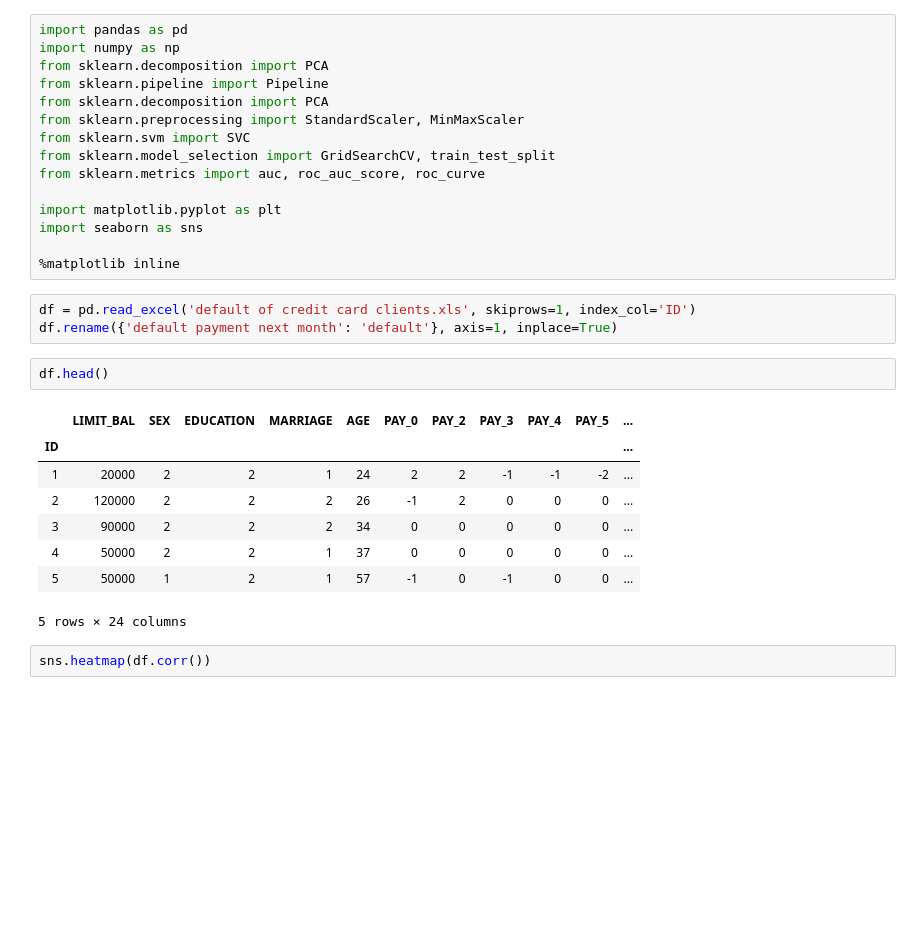
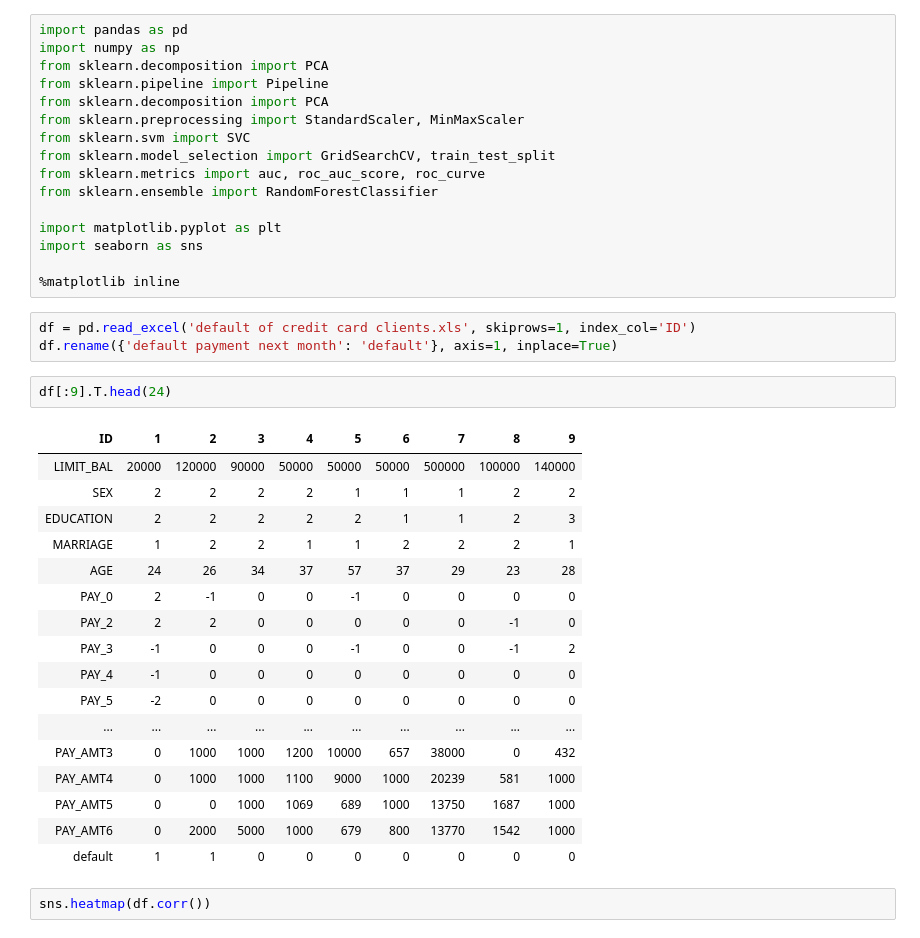
Before and after one commit to JoeSRead/Default-Detection, a Jupyter notebook: joe.ipynb, the cells around one changed output. Saved outputs shown, nothing was run; the diff lists cells and outputs as text; blank space fills up the shorter version.

```diff
--- a/joe.ipynb
+++ b/joe.ipynb
@@ -8,6 +8,7 @@ from sklearn.preprocessing import StandardScaler, MinMaxScaler
 from sklearn.svm import SVC
 from sklearn.model_selection import GridSearchCV, train_test_split
 from sklearn.metrics import auc, roc_auc_score, roc_curve
+from sklearn.ensemble import RandomForestClassifier
 
 import matplotlib.pyplot as plt
 import seaborn as sns
@@ -17,16 +18,25 @@ import seaborn as sns
 df = pd.read_excel('default of credit card clients.xls', skiprows=1, index_col='ID')
 df.rename({'default payment next month': 'default'}, axis=1, inplace=True)
 # %%
-df.head()
+df[:9].T.head(24)
 # %% [output]
-|  | LIMIT_BAL | SEX | EDUCATION | MARRIAGE | AGE | PAY_0 | PAY_2 | PAY_3 | PAY_4 | PAY_5 | ... |
-| ID |  |  |  |  |  |  |  |  |  |  | ... |
-| 1 | 20000 | 2 | 2 | 1 | 24 | 2 | 2 | -1 | -1 | -2 | ... |
-| 2 | 120000 | 2 | 2 | 2 | 26 | -1 | 2 | 0 | 0 | 0 | ... |
-| 3 | 90000 | 2 | 2 | 2 | 34 | 0 | 0 | 0 | 0 | 0 | ... |
-| 4 | 50000 | 2 | 2 | 1 | 37 | 0 | 0 | 0 | 0 | 0 | ... |
-| 5 | 50000 | 1 | 2 | 1 | 57 | -1 | 0 | -1 | 0 | 0 | ... |
+| ID | 1 | 2 | 3 | 4 | 5 | 6 | 7 | 8 | 9 |
+| LIMIT_BAL | 20000 | 120000 | 90000 | 50000 | 50000 | 50000 | 500000 | 100000 | 140000 |
+| SEX | 2 | 2 | 2 | 2 | 1 | 1 | 1 | 2 | 2 |
+| EDUCATION | 2 | 2 | 2 | 2 | 2 | 1 | 1 | 2 | 3 |
+| MARRIAGE | 1 | 2 | 2 | 1 | 1 | 2 | 2 | 2 | 1 |
+| AGE | 24 | 26 | 34 | 37 | 57 | 37 | 29 | 23 | 28 |
+| PAY_0 | 2 | -1 | 0 | 0 | -1 | 0 | 0 | 0 | 0 |
+| PAY_2 | 2 | 2 | 0 | 0 | 0 | 0 | 0 | -1 | 0 |
+| PAY_3 | -1 | 0 | 0 | 0 | -1 | 0 | 0 | -1 | 2 |
+| PAY_4 | -1 | 0 | 0 | 0 | 0 | 0 | 0 | 0 | 0 |
+| PAY_5 | -2 | 0 | 0 | 0 | 0 | 0 | 0 | 0 | 0 |
+| ... | ... | ... | ... | ... | ... | ... | ... | ... | ... |
+| PAY_AMT3 | 0 | 1000 | 1000 | 1200 | 10000 | 657 | 38000 | 0 | 432 |
+| PAY_AMT4 | 0 | 1000 | 1000 | 1100 | 9000 | 1000 | 20239 | 581 | 1000 |
+| PAY_AMT5 | 0 | 0 | 1000 | 1069 | 689 | 1000 | 13750 | 1687 | 1000 |
+| PAY_AMT6 | 0 | 2000 | 5000 | 1000 | 679 | 800 | 13770 | 1542 | 1000 |
+| default | 1 | 1 | 0 | 0 | 0 | 0 | 0 | 0 | 0 |
-5 rows × 24 columns
 # %%
 sns.heatmap(df.corr())
 # %% [output]
```
Also changed, not shown: parts of 14 cells of this notebook.
